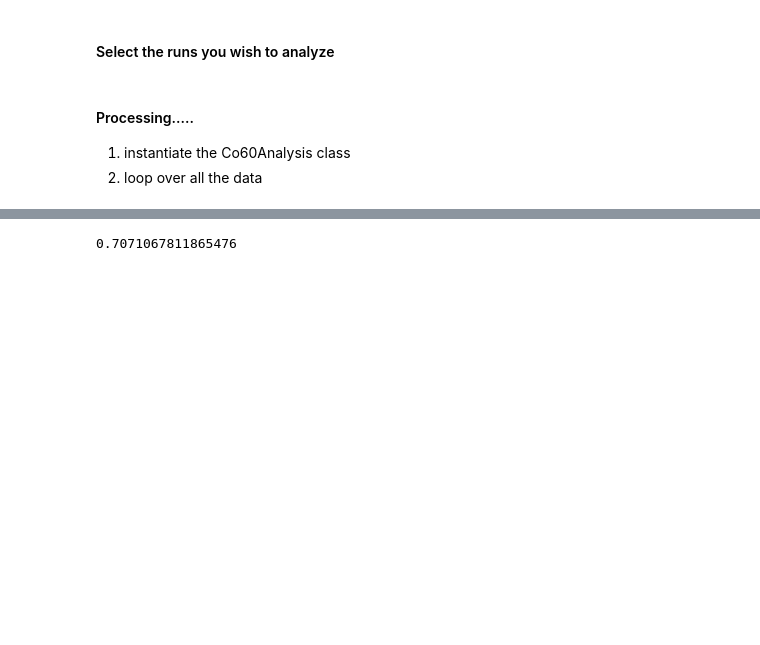
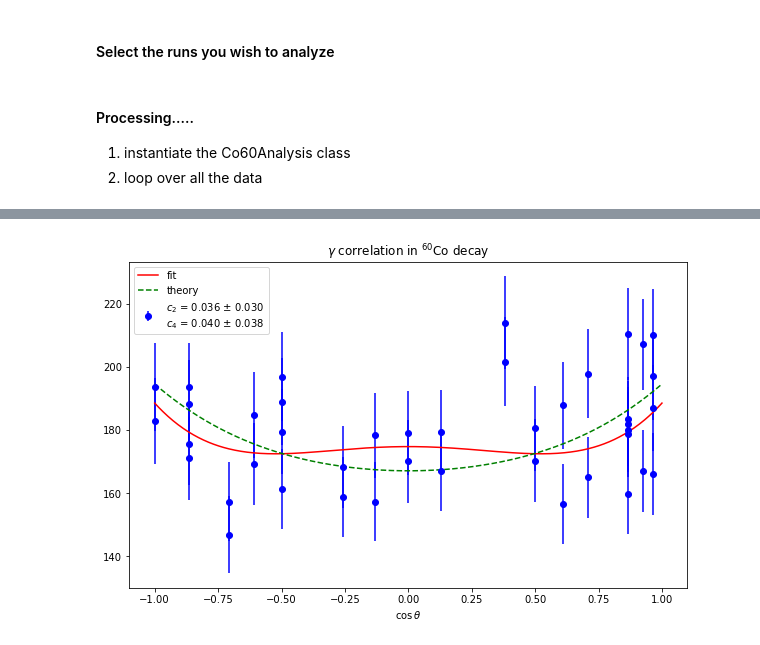
Before and after one commit to acolijn/DT5550_DAQ, a Jupyter notebook: analysis/co60_analysis.ipynb, the cells around one changed output, grey strips where cells are left out. Saved outputs shown, nothing was run; the diff lists cells and outputs as text; code cells hidden in the pictures; blank space fills up the shorter version.

```diff
--- a/analysis/co60_analysis.ipynb
+++ b/analysis/co60_analysis.ipynb
@@ -58,4 +52,4 @@ myCo60.correlation_analysis()
-# %%
-np.cos(np.pi/6+np.pi/12)
-# %% [output]
-0.7071067811865476
+# %%
+myCo60.correlation_fit()
+# %% [output]
+[figure, added]
```
Also changed, not shown: parts of 5 cells of this notebook, 5 other files.
